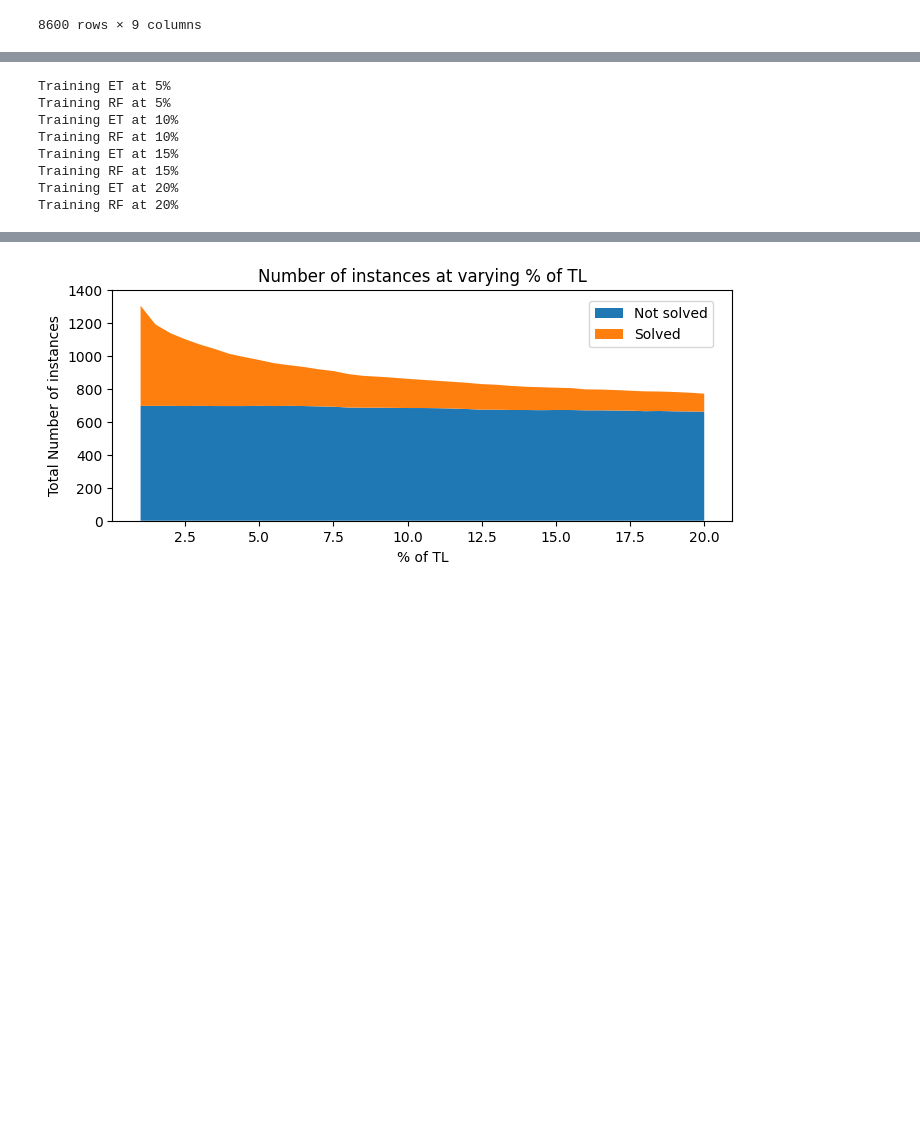
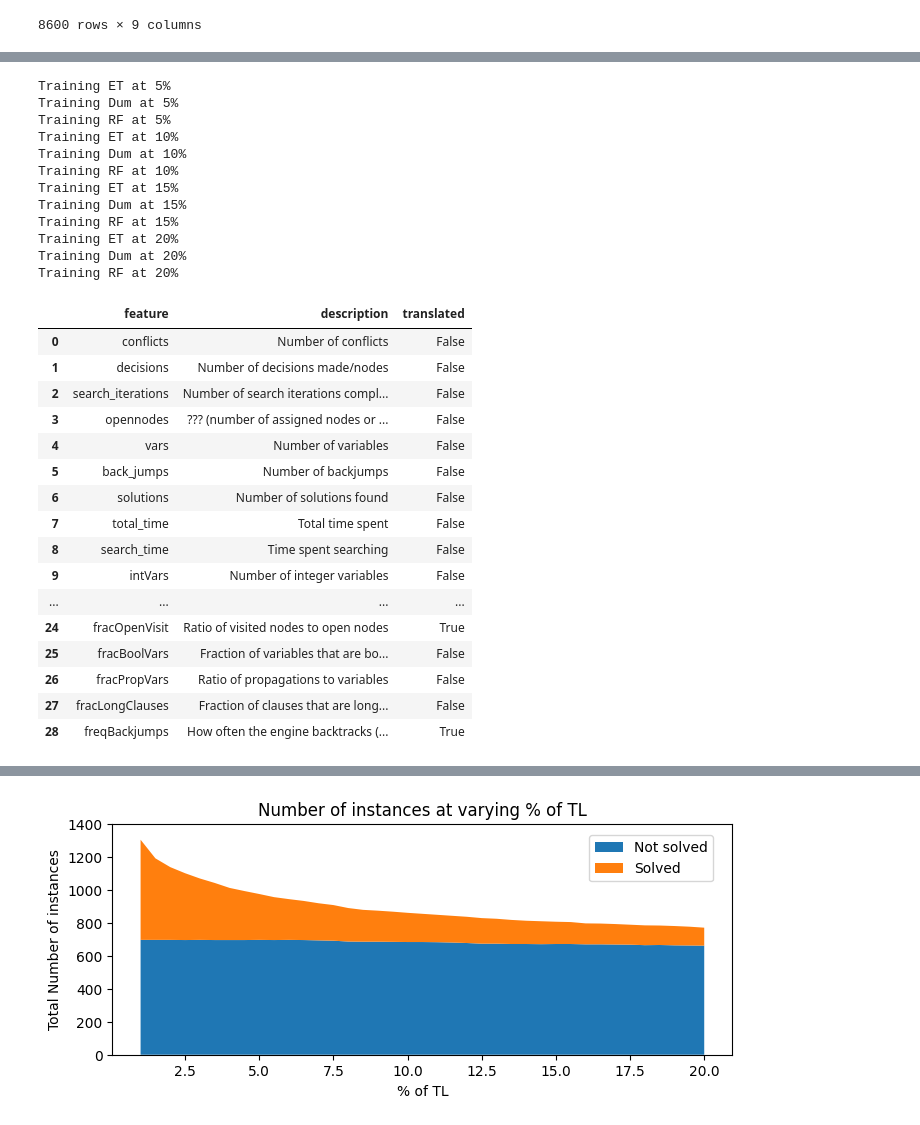
Before and after one commit to IDMP-B-2022/done-soon, a Jupyter notebook: notebooks/plots.ipynb, the cells around one changed output, grey strips where cells are left out. Drawn from its saved outputs; the diff is of its cells as text; code cells hidden in the pictures; blank space fills up the shorter version.

```diff
--- a/notebooks/plots.ipynb
+++ b/notebooks/plots.ipynb
@@ -230,8 +206,7 @@ def preprocess(dataframe, scaler=None):
 
 scalers = {}
 
-# train_pkl = Path('./analysis/rerun_with_all_features_train.pkl')
-train_pkl = Path('./analysis/pickle_split_train.pkl')
+train_pkl = Path('./analysis/rerun_with_all_features_train.pkl')
 
 with open(train_pkl, 'rb') as f:
     train_features_at_percentage = pickle.load(f)
@@ -254,10 +229,69 @@ for percentage, model in classifiers:
         classifiers[(percentage, model)].fit(train_X, train_y)
 # %% [output]
 Training ET at 5%
+Training Dum at 5%
 Training RF at 5%
 Training ET at 10%
+Training Dum at 10%
 Training RF at 10%
 Training ET at 15%
+Training Dum at 15%
 Training RF at 15%
 Training ET at 20%
+Training Dum at 20%
 Training RF at 20%
+# %%
+describe_features = pd.DataFrame({'feature': preprocess(train_features_at_percentage[1])[0].drop(['mzn', 'solved_within_time_limit'], axis=1).columns})
+describe_features['description'] = [
+    "Number of conflicts",
+    "Number of decisions made/nodes",
+    "Number of search iterations completed",
+    "??? (number of assigned nodes or variables)",
+    "Number of variables",
+    "Number of backjumps",
+    "Number of solutions found",
+    "Total time spent",
+    "Time spent searching",
+    "Number of integer variables",
+    "Number of propagations",
+    "Number of SAT propagations",
+    "Number of propagators",
+    "Number of boolean variables",
+    "Number of learnt clauses",
+    "Number of binary clauses",
+    "Number of ternary clauses",
+    "Number of clauses longer than 3",
+    "The maximum decision level reached",
+    "Current decision level of the engine",
+    "Size of the tree of the decision level",
+    "Amount of memory used by clauses",
+    "Amount of memory used by propagators",
+    "Ratio of failures/conflicts to unassigned variables",
+    "Ratio of visited nodes to open nodes",
+    "Fraction of variables that are boolean",
+    "Ratio of propagations to variables",
+    "Fraction of clauses that are longer than 3",
+    "How often the engine backtracks (backjumps / total search time)",
+]
+describe_features['translated'] = [
+    False, False, False, False, False, False, False, False, False, False, False, False, False, False, False, False, False, False, False, False, False, False, False, True, True, False, False, False, True
+]
+describe_features
+# %% [output]
+|  | feature | description | translated |
+| 0 | conflicts | Number of conflicts | False |
+| 1 | decisions | Number of decisions made/nodes | False |
+| 2 | search_iterations | Number of search iterations compl... | False |
+| 3 | opennodes | ??? (number of assigned nodes or ... | False |
+| 4 | vars | Number of variables | False |
+| 5 | back_jumps | Number of backjumps | False |
+| 6 | solutions | Number of solutions found | False |
+| 7 | total_time | Total time spent | False |
+| 8 | search_time | Time spent searching | False |
+| 9 | intVars | Number of integer variables | False |
+| ... | ... | ... | ... |
+| 24 | fracOpenVisit | Ratio of visited nodes to open nodes | True |
+| 25 | fracBoolVars | Fraction of variables that are bo... | False |
+| 26 | fracPropVars | Ratio of propagations to variables | False |
+| 27 | fracLongClauses | Fraction of clauses that are long... | False |
+| 28 | freqBackjumps | How often the engine backtracks (... | True |
```
Also changed, not shown: parts of 11 cells of this notebook.
